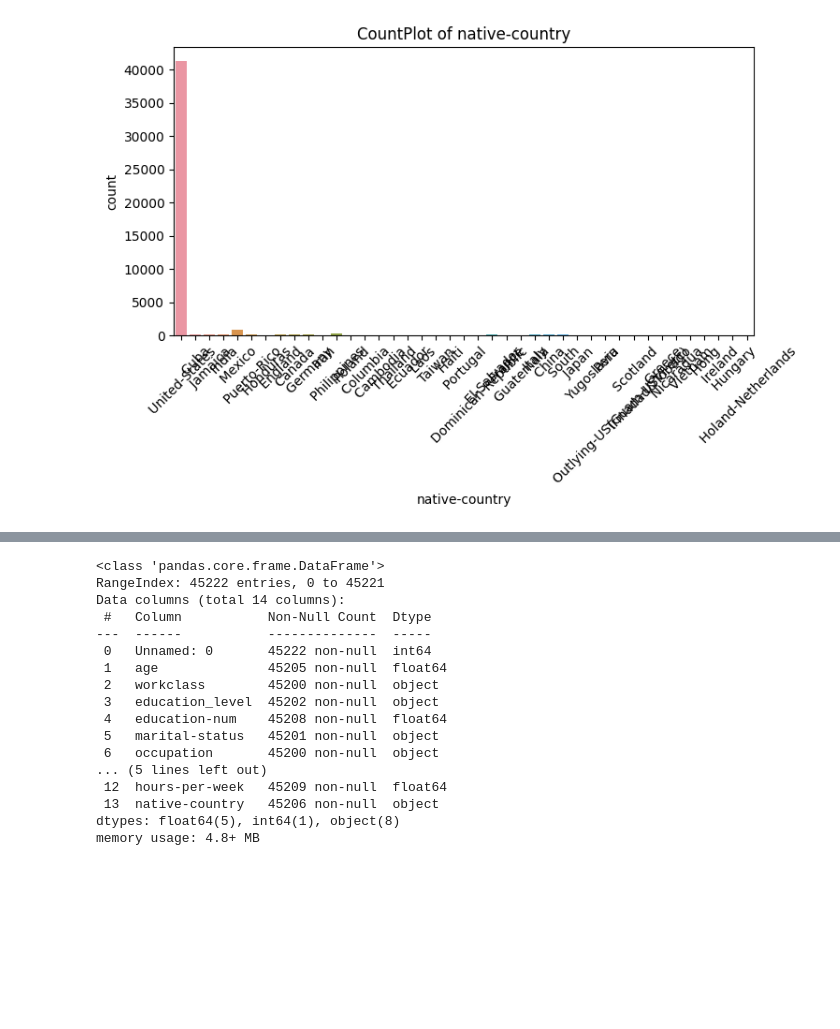
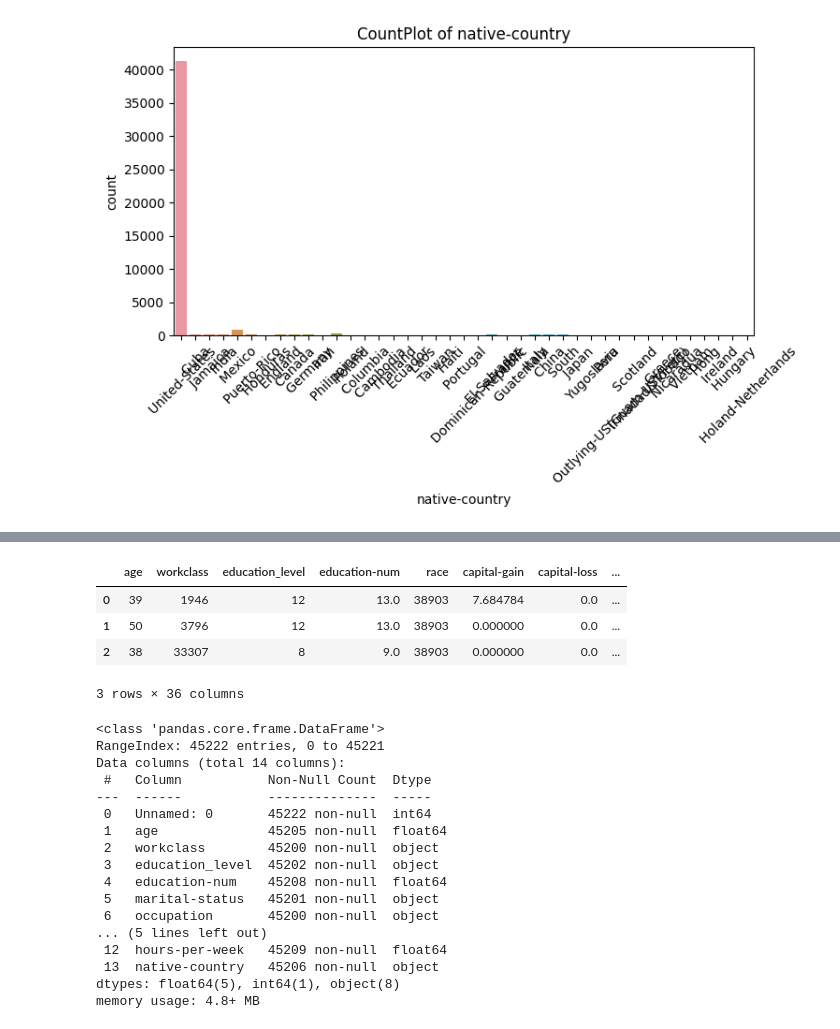
Before and after one commit to zhanshu21/fingding-donors, a Jupyter notebook: kaggle-competetion.ipynb, the cells around one changed output, grey strips where cells are left out. Drawn from its saved outputs; the diff is of its cells as text; code cells hidden in the pictures; blank space fills up the shorter version.

```diff
--- a/kaggle-competetion.ipynb
+++ b/kaggle-competetion.ipynb
@@ -219,0 +326,3 @@ for col in cat_col:
+# %%
+df_encoded = handle_cate(features_log_transformed)
+df_encoded.info()
@@ -220,3 +347,11 @@ for col in cat_col:
+# %%
+df_encoded.head(3)
+# %% [output]
+|  | age | workclass | education_level | education-num | race | capital-gain | capital-loss | ... |
+| 0 | 39 | 1946 | 12 | 13.0 | 38903 | 7.684784 | 0.0 | ... |
+| 1 | 50 | 3796 | 12 | 13.0 | 38903 | 0.000000 | 0.0 | ... |
+| 2 | 38 | 33307 | 8 | 9.0 | 38903 | 0.000000 | 0.0 | ... |
+3 rows × 36 columns
 # %%
 test_df.info()
 # %% [output]
```
Also changed, not shown: parts of 10 cells of this notebook.
